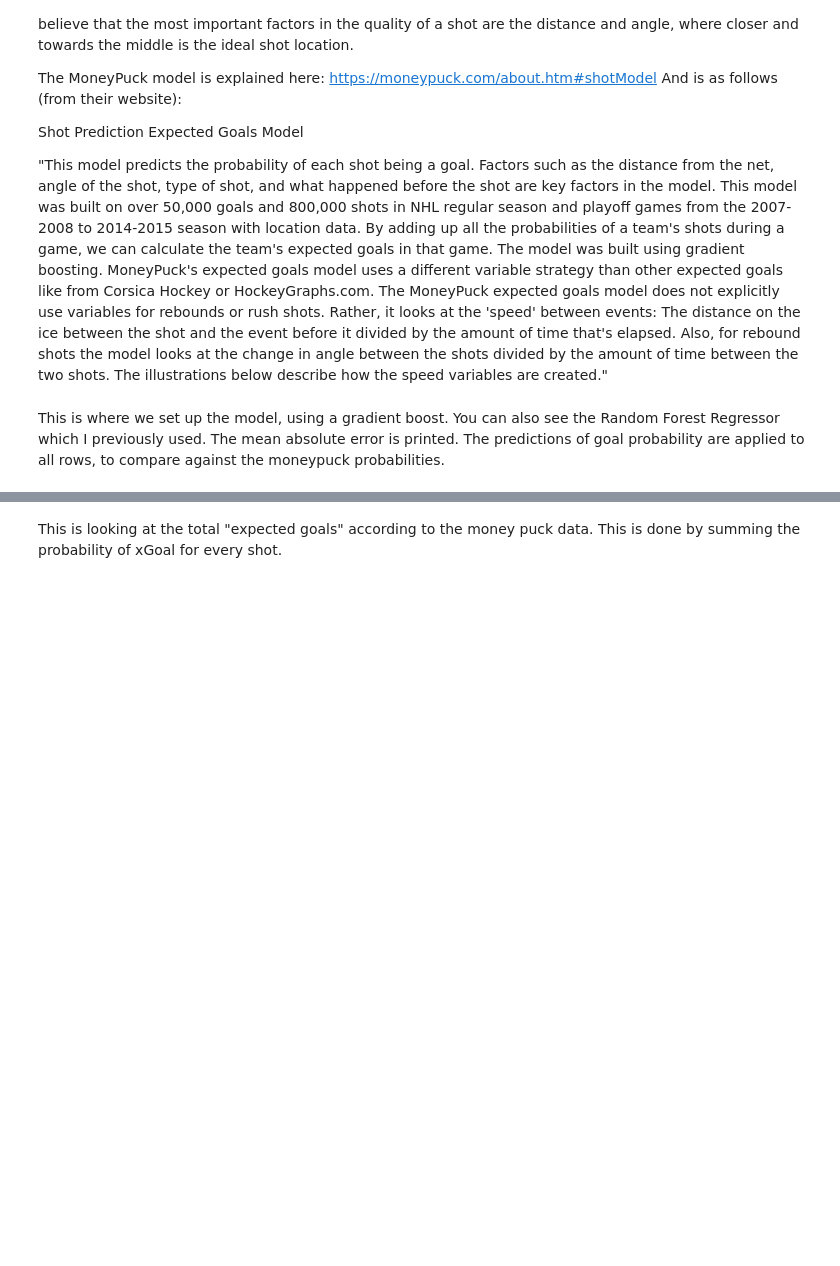
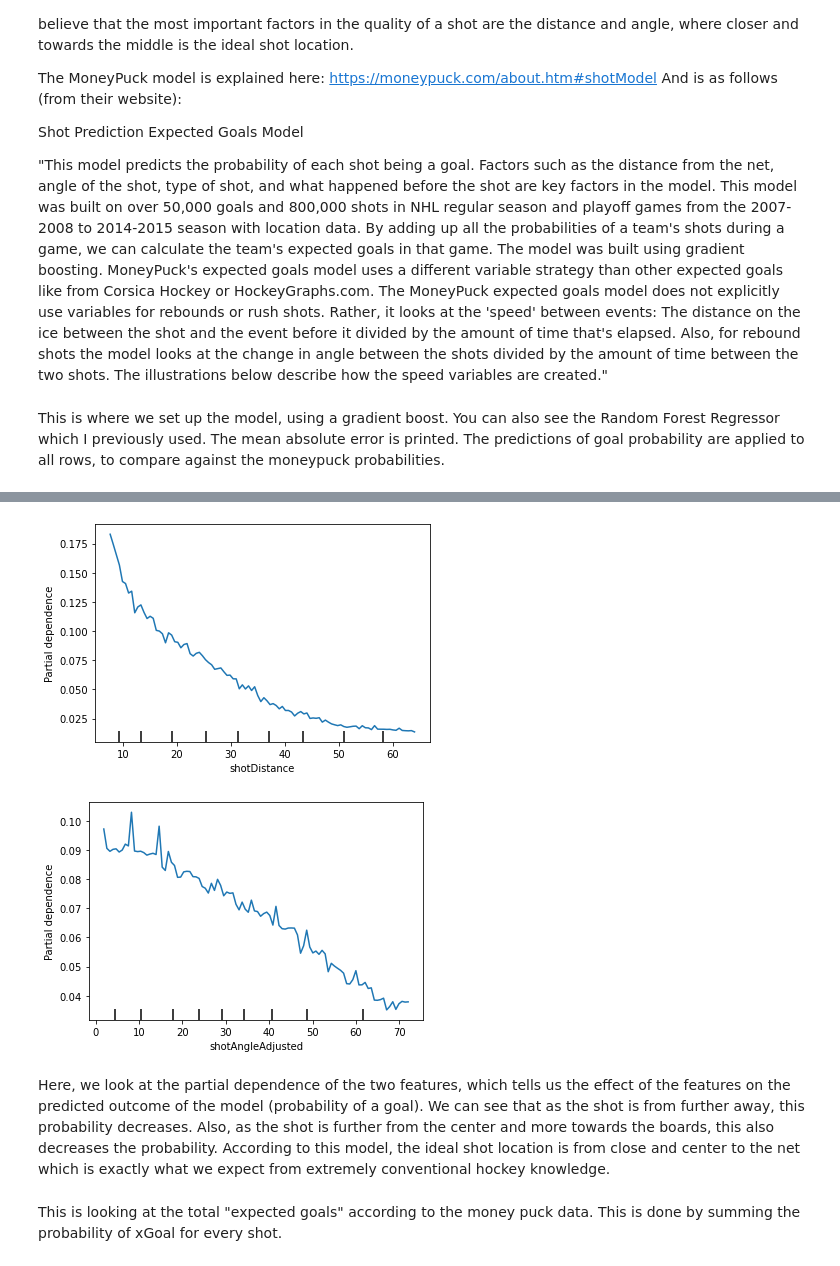
Before and after one commit to akshay-ghosh/hockey_expected_goals_ML_model, a Jupyter notebook: hockey_xgoal_model_notebook_akshayghosh.ipynb, the cells around one changed output, grey strips where cells are left out. Drawn from its saved outputs; the diff is of its cells as text; code cells hidden in the pictures; blank space fills up the shorter version.

```diff
--- a/hockey_xgoal_model_notebook_akshayghosh.ipynb
+++ b/hockey_xgoal_model_notebook_akshayghosh.ipynb
@@ -84,3 +86,12 @@ print(f'MAE = {round(MAE,4)}')
+# %%
+for feat_name in features:
+    PartialDependenceDisplay.from_estimator(forest_model, X_val, [feat_name])
+    plt.show()
+# %% [output]
+[figure, added]
+[figure, added]
+# %% [markdown]
+Here, we look at the partial dependence of the two features, which tells us the effect of the features on the predicted outcome of the model (probability of a goal). We can see that as the shot is from further away, this probability decreases. Also, as the shot is further from the center and more towards the boards, this also decreases the probability. According to this model, the ideal shot location is from close and center to the net which is exactly what we expect from extremely conventional hockey knowledge.
 # %% [markdown]
 This is looking at the total "expected goals" according to the money puck data. This is done by summing the probability of xGoal for every shot.
 # %%
```
Also changed, not shown: parts of 7 cells of this notebook.
